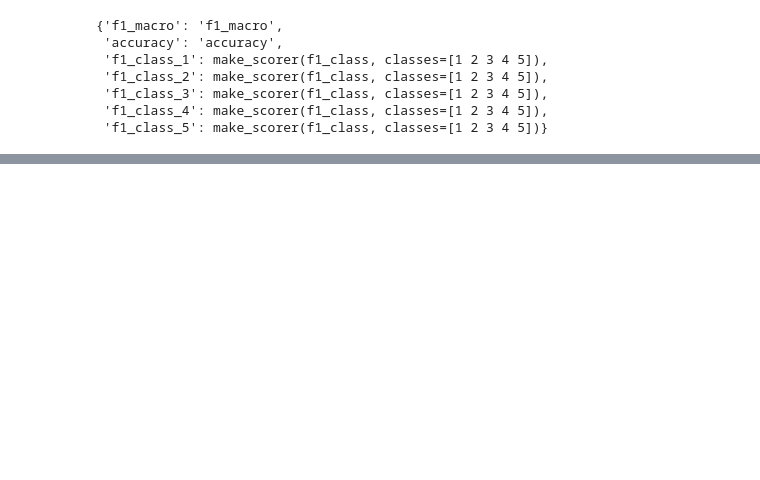
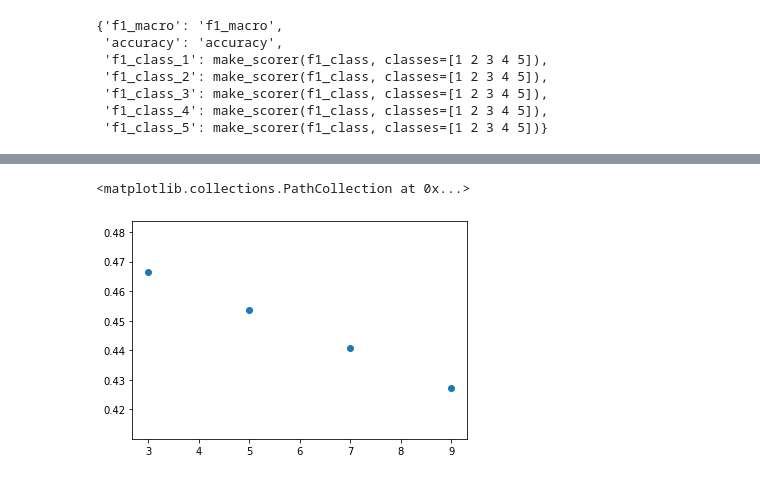
Before and after one commit to Vildana96/Projects, a Jupyter notebook: kNN.ipynb, the cells around one changed output, grey strips where cells are left out. Drawn from its saved outputs; the diff is of its cells as text; code cells hidden in the pictures; blank space fills up the shorter version.

```diff
--- a/kNN.ipynb
+++ b/kNN.ipynb
@@ -73,0 +140,11 @@ c
+# %%
+X_train, X_test, y_train, y_test = model_selection.train_test_split(X, y, test_size = 0.3, stratify = y, random_state = 1996)
+# %%
+scaler_train = preprocessing.StandardScaler()
+scaler_train.fit(X_train)
+X_train_knn = scaler_train.transform(X_train)
+X_test_knn = scaler_train.transform(X_test)
+# %%
+grid = model_selection.GridSearchCV(KNeighborsClassifier(), param_grid=knn_par, scoring='accuracy', cv=10, return_train_score=True)
+# %%
+grid.fit(X_train_knn, y_train)
@@ -73,0 +185,5 @@ c
+# %%
+plt.scatter(grid.param_grid.values(), grid.cv_results_['mean_test_score'])
+# %% [output]
+<matplotlib.collections.PathCollection at 0x...>
+[figure, added]
```
Also changed, not shown: parts of 40 cells of this notebook.
